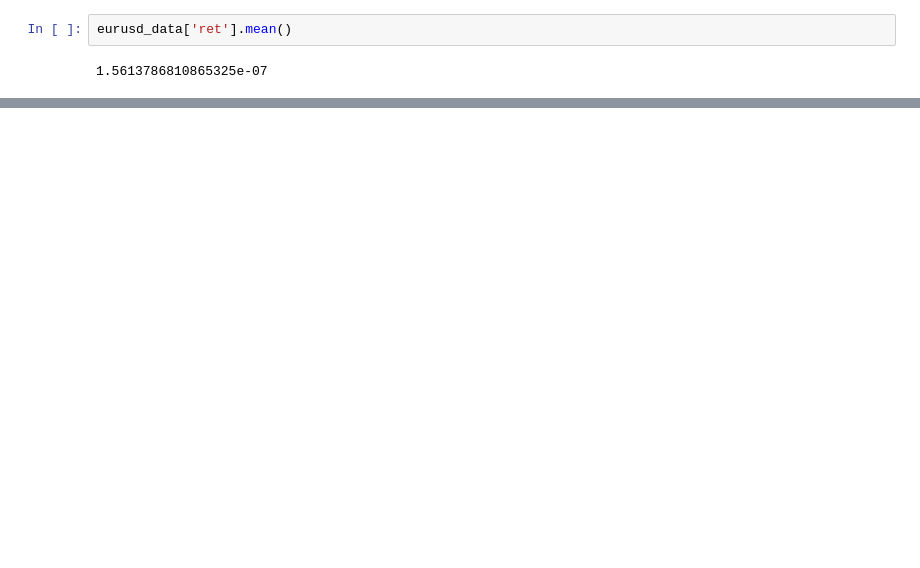
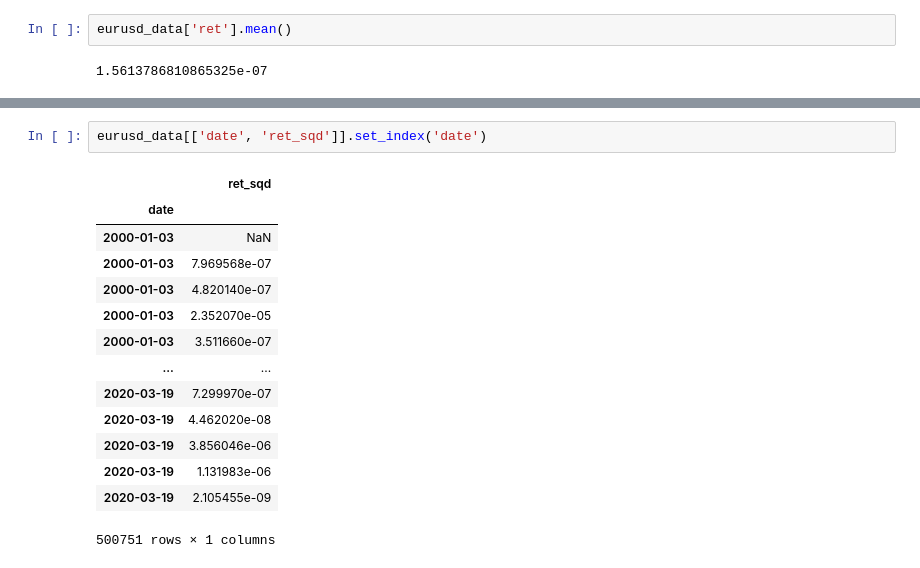
Before and after one commit to cameronjm123/home_research, a Jupyter notebook: research_projects/volatility_entropy_pred.ipynb, the cells around one changed output, grey strips where cells are left out. Drawn from its saved outputs; the diff is of its cells as text; blank space fills up the shorter version.

```diff
--- a/research_projects/volatility_entropy_pred.ipynb
+++ b/research_projects/volatility_entropy_pred.ipynb
@@ -58,0 +63,17 @@ eurusd_data[['date', 'ret_sqd']].groupby('date').mean().rename({'ret_sqd': 'vol'
+# %%
+eurusd_data[['date', 'ret_sqd']].set_index('date')
+# %% [output]
+|  | ret_sqd |
+| date |  |
+| 2000-01-03 | NaN |
+| 2000-01-03 | 7.969568e-07 |
+| 2000-01-03 | 4.820140e-07 |
+| 2000-01-03 | 2.352070e-05 |
+| 2000-01-03 | 3.511660e-07 |
+| ... | ... |
+| 2020-03-19 | 7.299970e-07 |
+| 2020-03-19 | 4.462020e-08 |
+| 2020-03-19 | 3.856046e-06 |
+| 2020-03-19 | 1.131983e-06 |
+| 2020-03-19 | 2.105455e-09 |
+500751 rows × 1 columns
```
Also changed, not shown: parts of 13 cells of this notebook.
